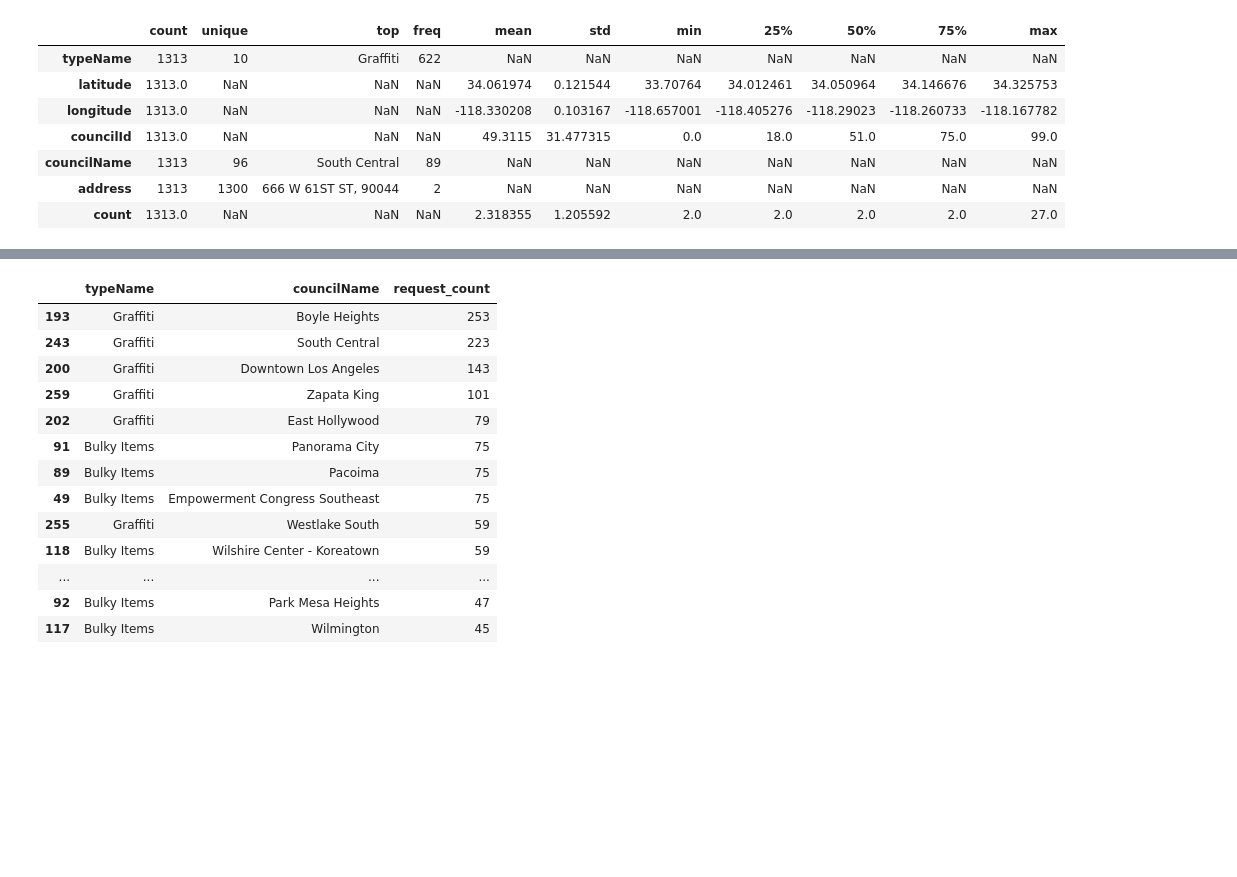
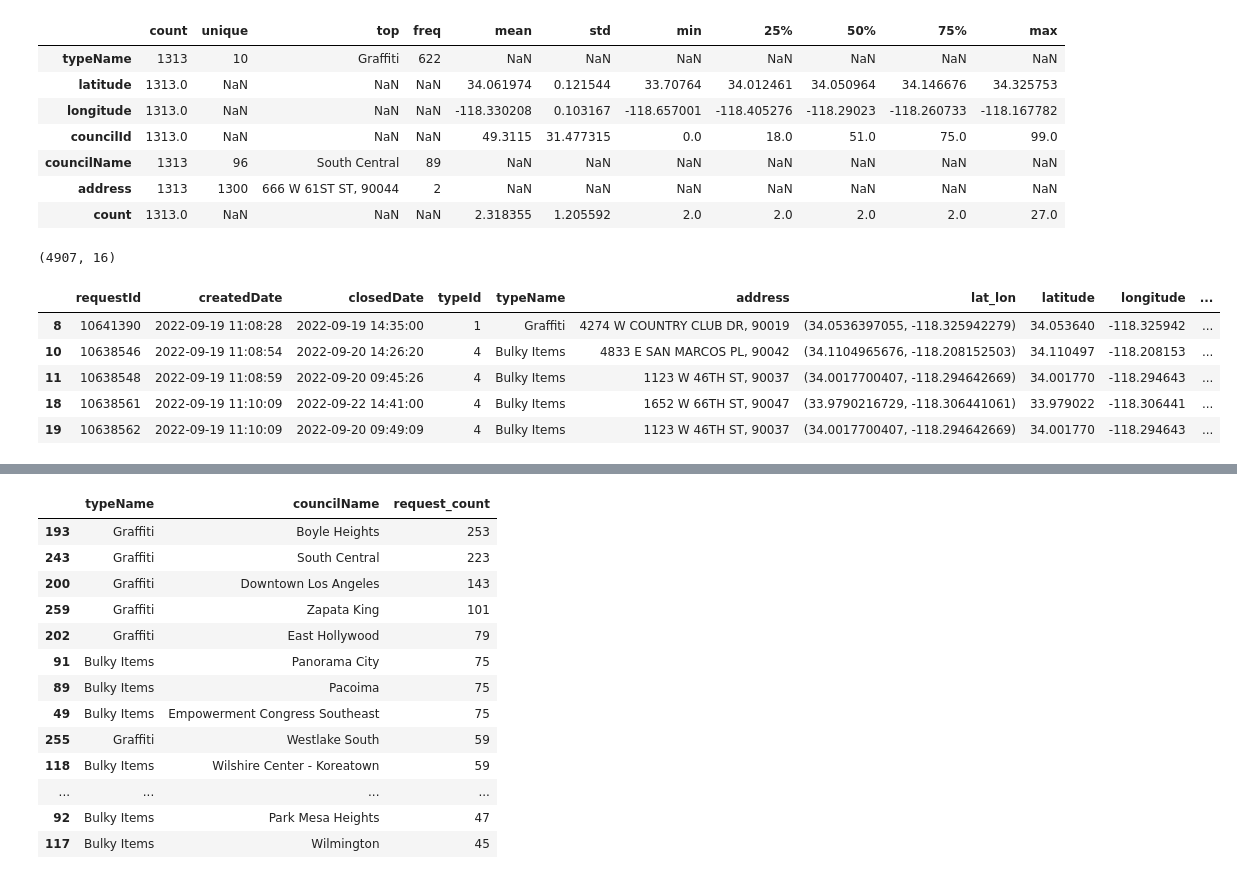
Before and after one commit to ajmachado42/Hack-for-LA-311-Data, a Jupyter notebook: I-1279/01_api_clean_eda.ipynb, the cells around one changed output, grey strips where cells are left out. Drawn from its saved outputs; the diff is of its cells as text; code cells hidden in the pictures; blank space fills up the shorter version.

```diff
--- a/I-1279/01_api_clean_eda.ipynb
+++ b/I-1279/01_api_clean_eda.ipynb
@@ -269,3 +328,13 @@ grt_eq_2_ct.describe(include = 'all').T
 # %%
 # https://stackoverflow.com/questions/32918506/pandas-how-to-filter-dataframe-for-duplicate-items-that-occur-at-least-n-times
 grt_eq_2_df = df_311[df_311['address'].isin(df_311['address'].value_counts()[df_311['address'].value_counts()>=2].index)]
+print(grt_eq_2_df.shape)
+grt_eq_2_df.head()
+# %% [output]
+(4907, 16)
+|  | requestId | createdDate | closedDate | typeId | typeName | address | lat_lon | latitude | longitude | ... |
+| 8 | 10641390 | 2022-09-19 11:08:28 | 2022-09-19 14:35:00 | 1 | Graffiti | 4274 W COUNTRY CLUB DR, 90019 | (34.0536397055, -118.325942279) | 34.053640 | -118.325942 | ... |
+| 10 | 10638546 | 2022-09-19 11:08:54 | 2022-09-20 14:26:20 | 4 | Bulky Items | 4833 E SAN MARCOS PL, 90042 | (34.1104965676, -118.208152503) | 34.110497 | -118.208153 | ... |
+| 11 | 10638548 | 2022-09-19 11:08:59 | 2022-09-20 09:45:26 | 4 | Bulky Items | 1123 W 46TH ST, 90037 | (34.0017700407, -118.294642669) | 34.001770 | -118.294643 | ... |
+| 18 | 10638561 | 2022-09-19 11:10:09 | 2022-09-22 14:41:00 | 4 | Bulky Items | 1652 W 66TH ST, 90047 | (33.9790216729, -118.306441061) | 33.979022 | -118.306441 | ... |
+| 19 | 10638562 | 2022-09-19 11:10:09 | 2022-09-20 09:49:09 | 4 | Bulky Items | 1123 W 46TH ST, 90037 | (34.0017700407, -118.294642669) | 34.001770 | -118.294643 | ... |
```
Also changed, not shown: parts of 19 cells of this notebook, 4 other files.
